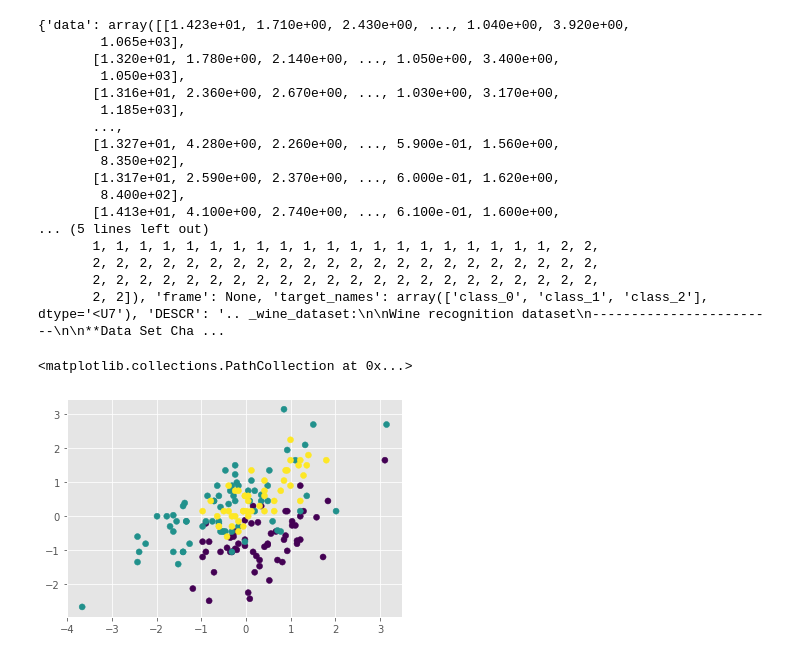
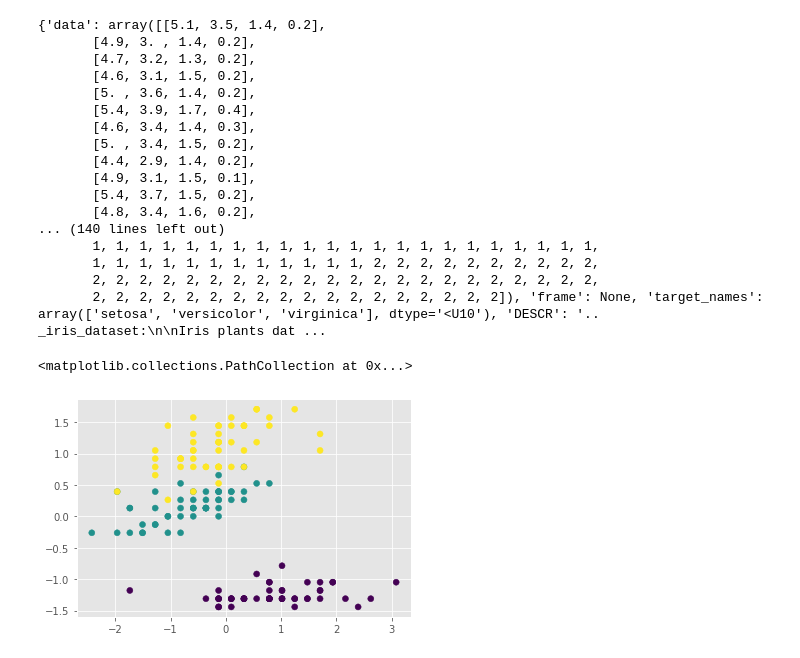
Before and after one commit to morim3/GeneralMixtureModel, a Jupyter notebook: notebooks/example_gmm.ipynb, the cells around one changed output. Saved outputs shown, nothing was run; the diff lists cells and outputs as text; code cells hidden in the pictures.

```diff
--- a/notebooks/example_gmm.ipynb
+++ b/notebooks/example_gmm.ipynb
@@ -12,32 +15,32 @@ plt.style.use('ggplot')
 # %%
 from sklearn.datasets import load_wine
 
-wine = load_wine()
-print(wine)
+dataset = load_iris()
+print(dataset)
 
-learn_data = torch.tensor(wine.data).to(torch.float32)
+learn_data = torch.tensor(dataset.data).to(torch.float32)
 learn_data = (learn_data - learn_data.mean(dim=0)) / learn_data.std(dim=0)
-plt.scatter(learn_data[:, 2], learn_data[:, 3], c=wine.target)
+plt.scatter(learn_data[:, 1], learn_data[:, 3], c=dataset.target)
 # %% [output]
-{'data': array([[1.423e+01, 1.710e+00, 2.430e+00, ..., 1.040e+00, 3.920e+00,
-        1.065e+03],
-       [1.320e+01, 1.780e+00, 2.140e+00, ..., 1.050e+00, 3.400e+00,
-        1.050e+03],
-       [1.316e+01, 2.360e+00, 2.670e+00, ..., 1.030e+00, 3.170e+00,
-        1.185e+03],
-       ...,
-       [1.327e+01, 4.280e+00, 2.260e+00, ..., 5.900e-01, 1.560e+00,
-        8.350e+02],
-       [1.317e+01, 2.590e+00, 2.370e+00, ..., 6.000e-01, 1.620e+00,
-        8.400e+02],
-       [1.413e+01, 4.100e+00, 2.740e+00, ..., 6.100e-01, 1.600e+00,
-... (5 lines left out)
-       1, 1, 1, 1, 1, 1, 1, 1, 1, 1, 1, 1, 1, 1, 1, 1, 1, 1, 1, 1, 2, 2,
+{'data': array([[5.1, 3.5, 1.4, 0.2],
+       [4.9, 3. , 1.4, 0.2],
+       [4.7, 3.2, 1.3, 0.2],
+       [4.6, 3.1, 1.5, 0.2],
+       [5. , 3.6, 1.4, 0.2],
+       [5.4, 3.9, 1.7, 0.4],
+       [4.6, 3.4, 1.4, 0.3],
+       [5. , 3.4, 1.5, 0.2],
+       [4.4, 2.9, 1.4, 0.2],
+       [4.9, 3.1, 1.5, 0.1],
+       [5.4, 3.7, 1.5, 0.2],
+       [4.8, 3.4, 1.6, 0.2],
+... (140 lines left out)
+       1, 1, 1, 1, 1, 1, 1, 1, 1, 1, 1, 1, 1, 1, 1, 1, 1, 1, 1, 1, 1, 1,
+       1, 1, 1, 1, 1, 1, 1, 1, 1, 1, 1, 1, 2, 2, 2, 2, 2, 2, 2, 2, 2, 2,
        2, 2, 2, 2, 2, 2, 2, 2, 2, 2, 2, 2, 2, 2, 2, 2, 2, 2, 2, 2, 2, 2,
-       2, 2, 2, 2, 2, 2, 2, 2, 2, 2, 2, 2, 2, 2, 2, 2, 2, 2, 2, 2, 2, 2,
-       2, 2]), 'frame': None, 'target_names': array(['class_0', 'class_1', 'class_2'], dtype='<U7'), 'DESCR': '.. _wine_dataset:\n\nWine recognition dataset\n------------------------\n\n**Data Set Cha ...
+       2, 2, 2, 2, 2, 2, 2, 2, 2, 2, 2, 2, 2, 2, 2, 2, 2, 2]), 'frame': None, 'target_names': array(['setosa', 'versicolor', 'virginica'], dtype='<U10'), 'DESCR': '.. _iris_dataset:\n\nIris plants dat ...
 <matplotlib.collections.PathCollection at 0x...>
-[figure, old version]
+[figure, new version]
 # %%
 cluster_num = 3
 
```
Also changed, not shown: parts of 7 cells of this notebook, 5 other files.
